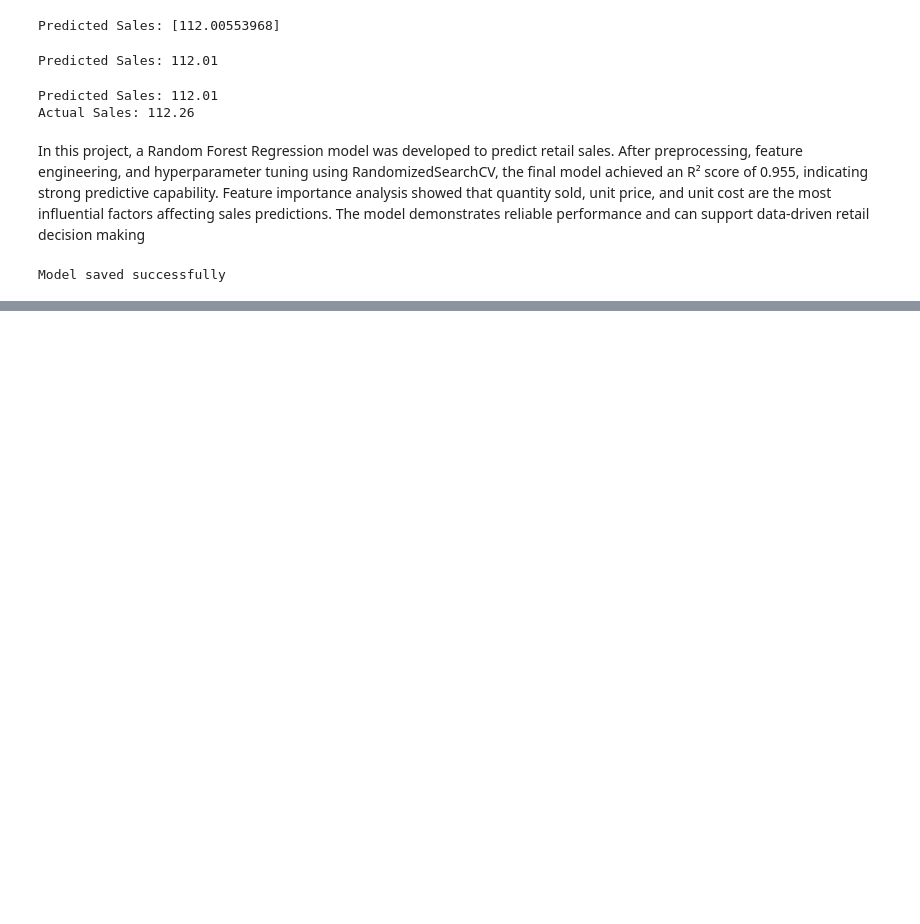
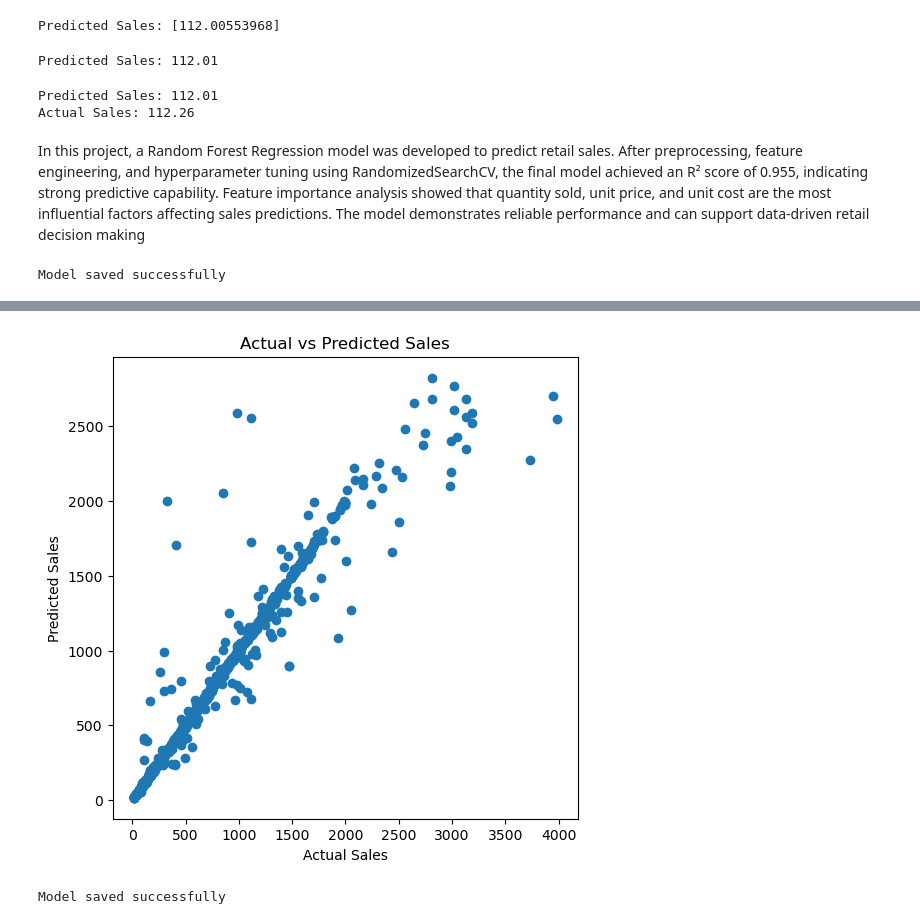
Before and after one commit to mohammedfavasv0-hue/MACHINE-LEARNING-ASSIGNMENT, a Jupyter notebook: retail_project.ipynb, the cells around one changed output, grey strips where cells are left out. Cells and saved outputs as stored; diff of their text form; code cells hidden in the pictures; blank space fills up the shorter version.

```diff
--- a/retail_project.ipynb
+++ b/retail_project.ipynb
@@ -1161,0 +1214,2 @@ Model saved successfully
+# %%
+y_pred = final_model.predict(X_test)
@@ -1161,0 +1239,19 @@ Model saved successfully
+# %%
+import matplotlib.pyplot as plt
+
+plt.figure(figsize=(6,6))
+plt.scatter(y_test, y_pred)
+plt.xlabel("Actual Sales")
+plt.ylabel("Predicted Sales")
+plt.title("Actual vs Predicted Sales")
+plt.show()
+# %% [output]
+[figure, added]
+# %%
+import joblib
+
+joblib.dump(final_model, "retail_sales_model.pkl")
+
+print("Model saved successfully")
+# %% [output]
+Model saved successfully
```
Also changed, not shown: parts of 6 cells of this notebook.
